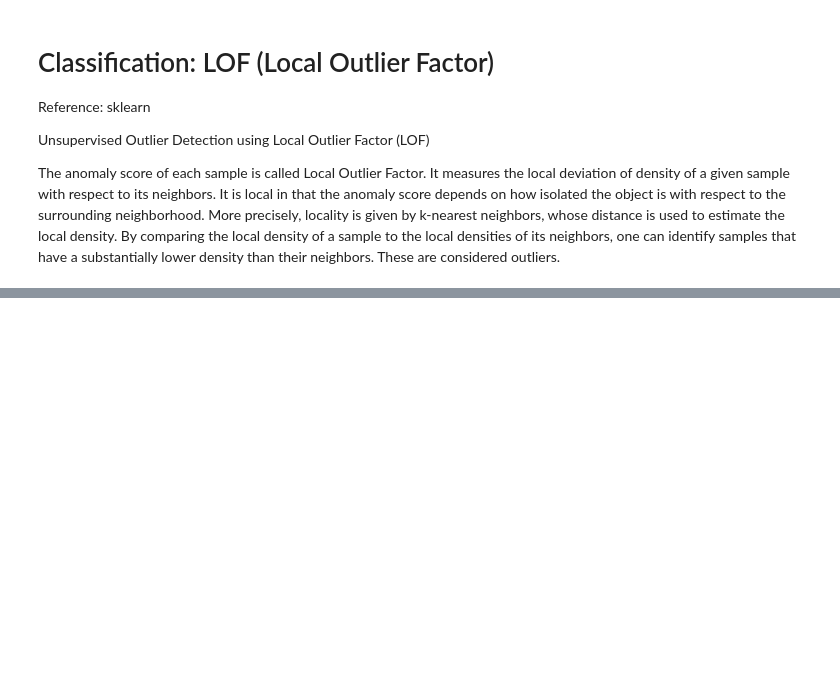
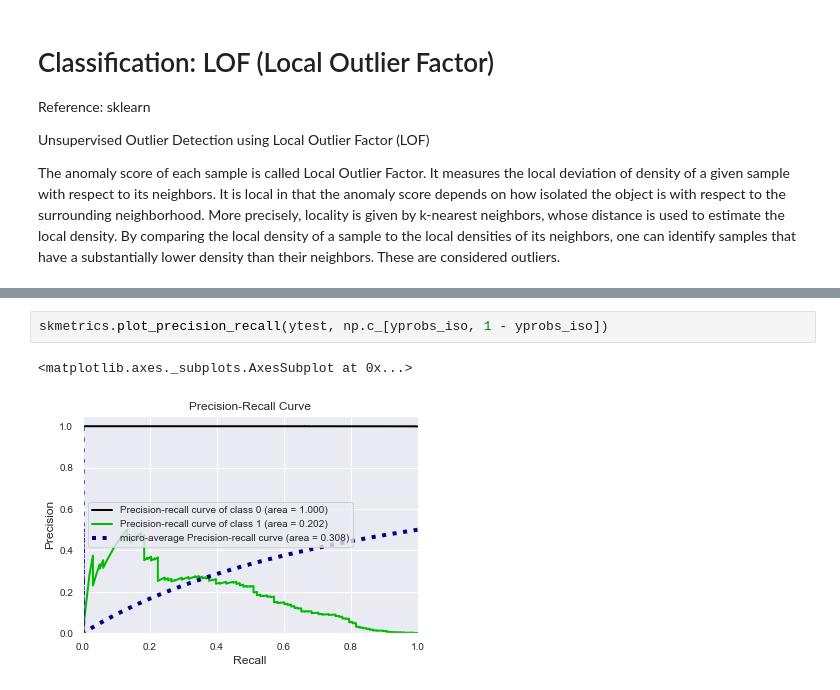
Before and after one commit to bhishanpdl/Project_Fraud_Detection, a Jupyter notebook: notebooks/b05_classification_modelling_isolattionForest_LOF.ipynb, the cells around one changed output, grey strips where cells are left out. Drawn from its saved outputs; the diff is of its cells as text; blank space fills up the shorter version.

```diff
--- a/notebooks/b05_classification_modelling_isolattionForest_LOF.ipynb
+++ b/notebooks/b05_classification_modelling_isolattionForest_LOF.ipynb
@@ -348,0 +379,5 @@ print(auprc, auroc)
+# %%
+skmetrics.plot_precision_recall(ytest, np.c_[yprobs_iso, 1 - yprobs_iso])
+# %% [output]
+<matplotlib.axes._subplots.AxesSubplot at 0x...>
+[figure, added]
```
Also changed, not shown: parts of 38 cells of this notebook, 5 other files.
